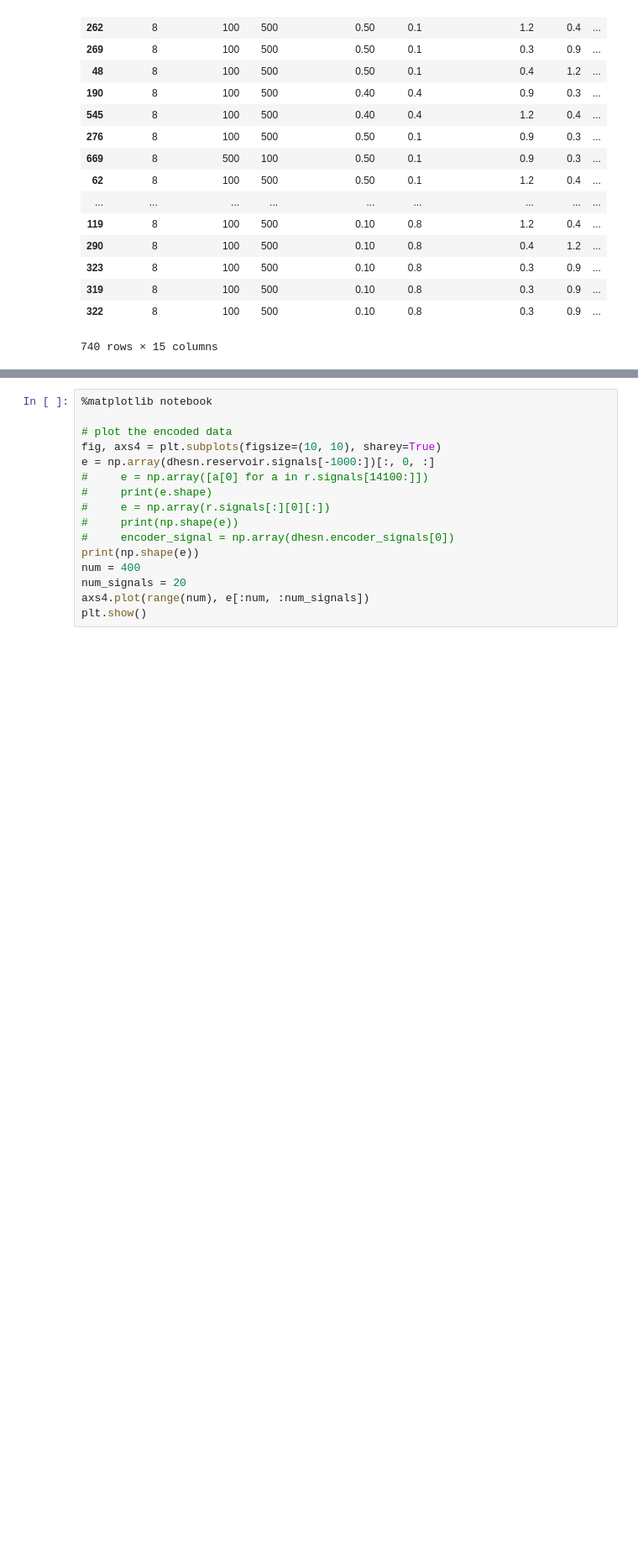
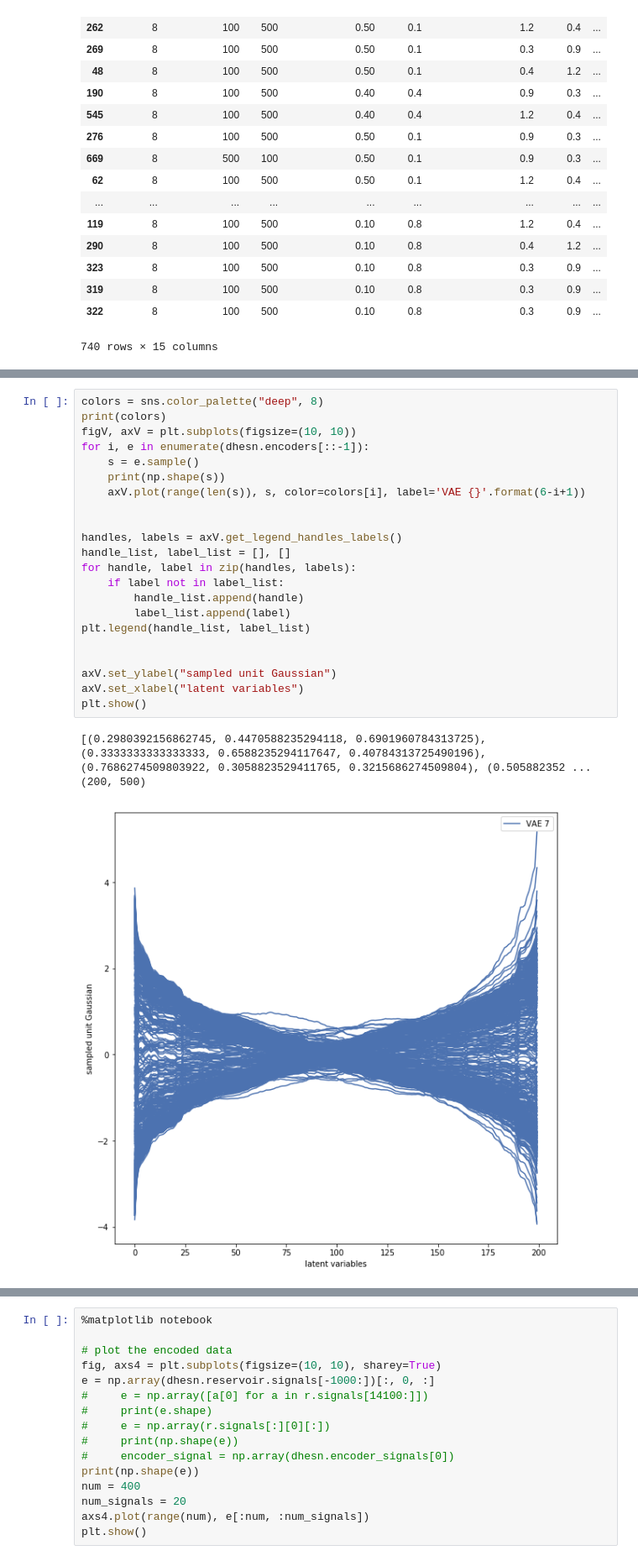
Before and after one commit to zimmerman-cole/esn_experiments, a Jupyter notebook: LEVI_PLOTS_2.ipynb, the cells around one changed output, grey strips where cells are left out. Shown at 84% size. Saved outputs shown, nothing was run; the diff lists cells and outputs as text; blank space fills up the shorter version.

```diff
--- a/LEVI_PLOTS_2.ipynb
+++ b/LEVI_PLOTS_2.ipynb
@@ -179,3 +232,29 @@ TIME: 1.28722691536
+# %%
+colors = sns.color_palette("deep", 8)
+print(colors)
+figV, axV = plt.subplots(figsize=(10, 10))
+for i, e in enumerate(dhesn.encoders[::-1]):
+    s = e.sample()
+    print(np.shape(s))
+    axV.plot(range(len(s)), s, color=colors[i], label='VAE {}'.format(6-i+1))
+
+
+handles, labels = axV.get_legend_handles_labels()
+handle_list, label_list = [], []
+for handle, label in zip(handles, labels):
+    if label not in label_list:
+        handle_list.append(handle)
+        label_list.append(label)
+plt.legend(handle_list, label_list)
+
+
+axV.set_ylabel("sampled unit Gaussian")
+axV.set_xlabel("latent variables")
+plt.show()
+# %% [output]
+[(0.2980392156862745, 0.4470588235294118, 0.6901960784313725), (0.3333333333333333, 0.6588235294117647, 0.40784313725490196), (0.7686274509803922, 0.3058823529411765, 0.3215686274509804), (0.505882352 ...
+(200, 500)
+[figure, added]
 # %%
 %matplotlib notebook
 
```
Also changed, not shown: parts of 9 cells of this notebook, 11 other files.
